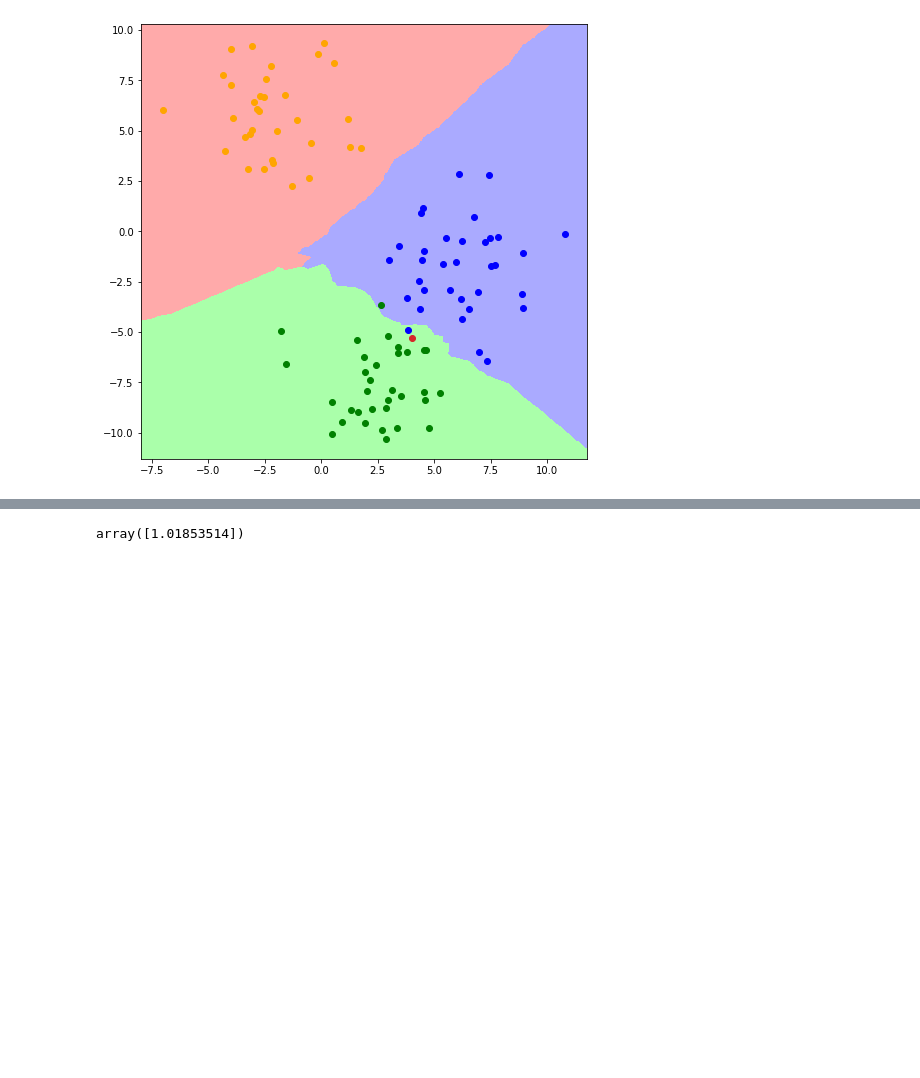
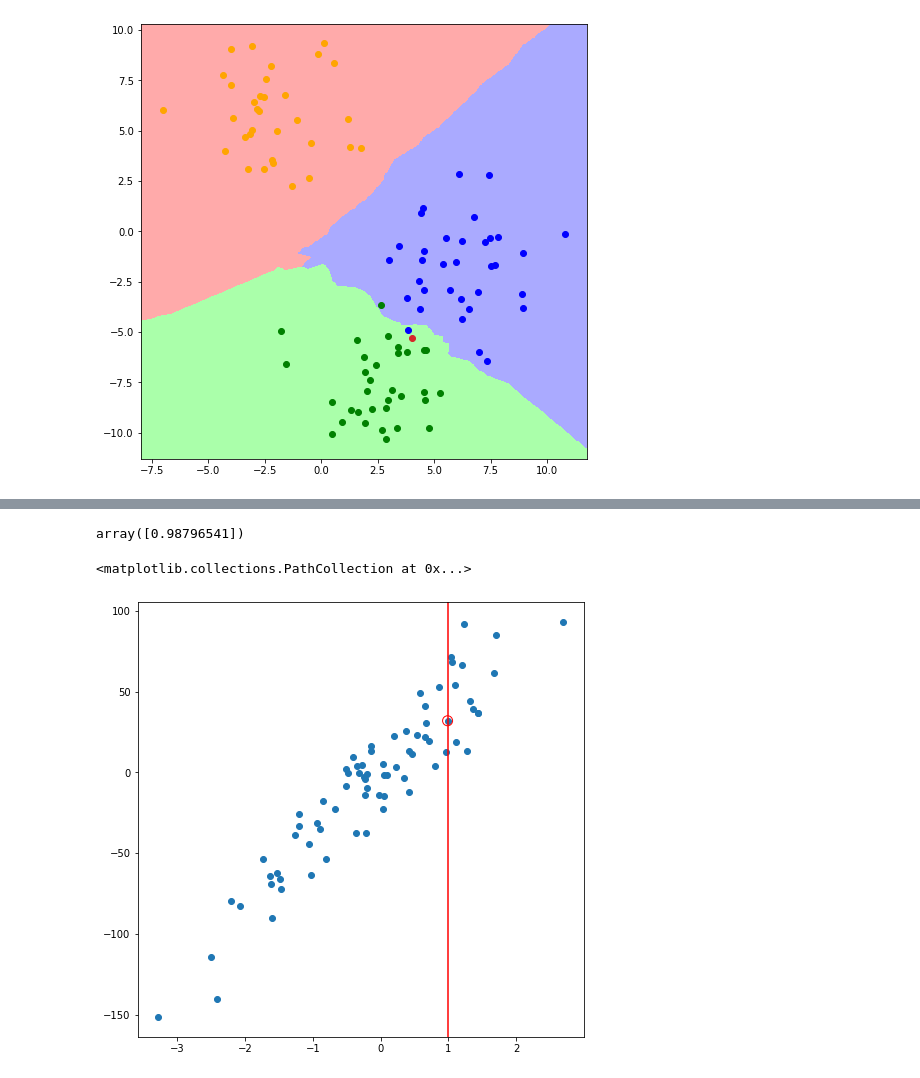
Before and after one commit to max-miller/ds_ground_up, a Jupyter notebook: neighbors_tree/knn_tree_visuals.ipynb, the cells around one changed output, grey strips where cells are left out. Saved outputs shown, nothing was run; the diff lists cells and outputs as text; code cells hidden in the pictures; blank space fills up the shorter version.

```diff
--- a/neighbors_tree/knn_tree_visuals.ipynb
+++ b/neighbors_tree/knn_tree_visuals.ipynb
@@ -162,4 +161,13 @@ find_closest_x(1,x,1)
 # %%
-x[39]
+x[54]
 # %% [output]
-array([1.01853514])
+array([0.98796541])
+# %%
+plt.figure(figsize=(8,8))
+plt.scatter(x,y)
+plt.axvline(1,c='r')
+plt.scatter(x[find_closest_x(1,x,1)],y[find_closest_x(1,x,1)],
+            marker="o",s=100,facecolors='none',edgecolors='r',linewidths=1)
+# %% [output]
+<matplotlib.collections.PathCollection at 0x...>
+[figure, added]
```
Also changed, not shown: parts of 18 cells of this notebook.
